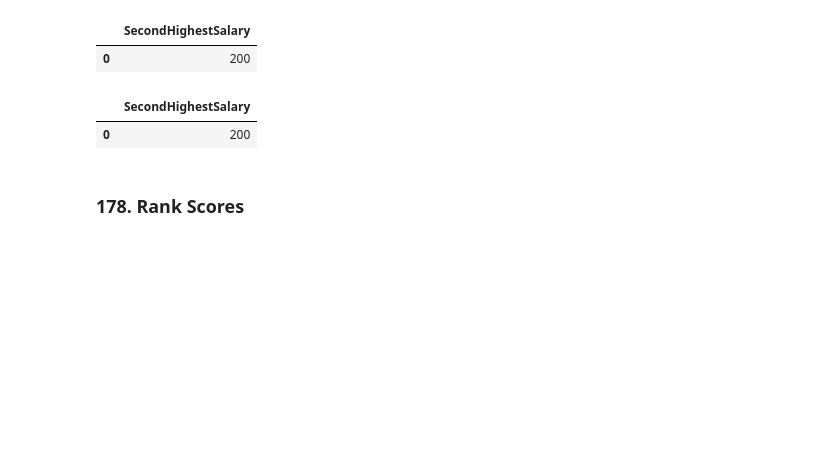
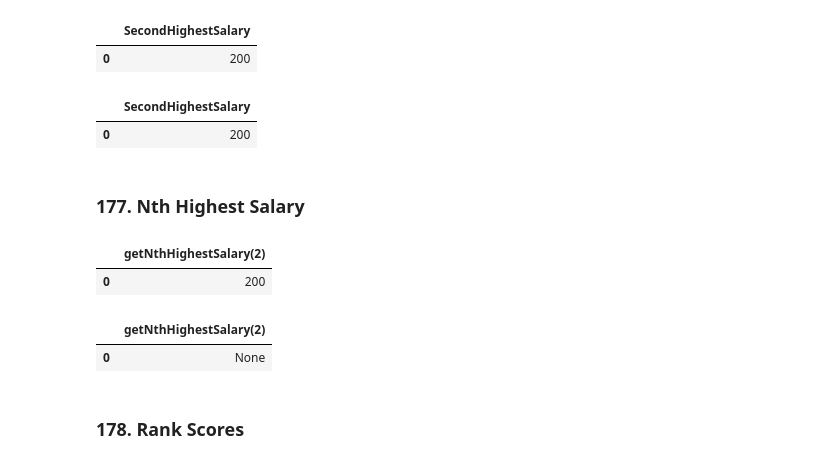
Before and after one commit to katie924/LeetCode-notes, a Jupyter notebook: notebooks/database.ipynb, the cells around one changed output. Cells and saved outputs as stored; diff of their text form; code cells hidden in the pictures; blank space fills up the shorter version.

Commit message:
Database: 177. Nth Highest Salary

```diff
--- a/notebooks/database.ipynb
+++ b/notebooks/database.ipynb
@@ -72,6 +70,28 @@ pd.DataFrame(
 # %% [output]
 |  | SecondHighestSalary |
 | 0 | 200 |
+# %% [markdown]
+### 177. Nth Highest Salary
+# %%
+def nth_highest_salary(employee: pd.DataFrame, N: int) -> pd.DataFrame:
+    ser = employee["salary"].sort_values(ascending=False).drop_duplicates()
+    return pd.DataFrame(
+        {f"getNthHighestSalary({N})": [None if N <= 0 or len(ser) < N else ser.iloc[N - 1]]}
+    )
+# %%
+data = [[1, 100], [2, 200], [3, 300]]
+employee = pd.DataFrame(data, columns=['id', 'salary']).astype({'id': 'int64', 'salary':'int64'})
+nth_highest_salary(employee, 2)
+# %% [output]
+|  | getNthHighestSalary(2) |
+| 0 | 200 |
+# %%
+data = [[1, 100]]
+employee = pd.DataFrame(data, columns=['id', 'salary']).astype({'id': 'int64', 'salary':'int64'})
+nth_highest_salary(employee, 2)
+# %% [output]
+|  | getNthHighestSalary(2) |
+| 0 | None |
 # %% [markdown]
 ### 178. Rank Scores
 # %%
```
Also changed, not shown: parts of 1 cell of this notebook, 2 other files.
